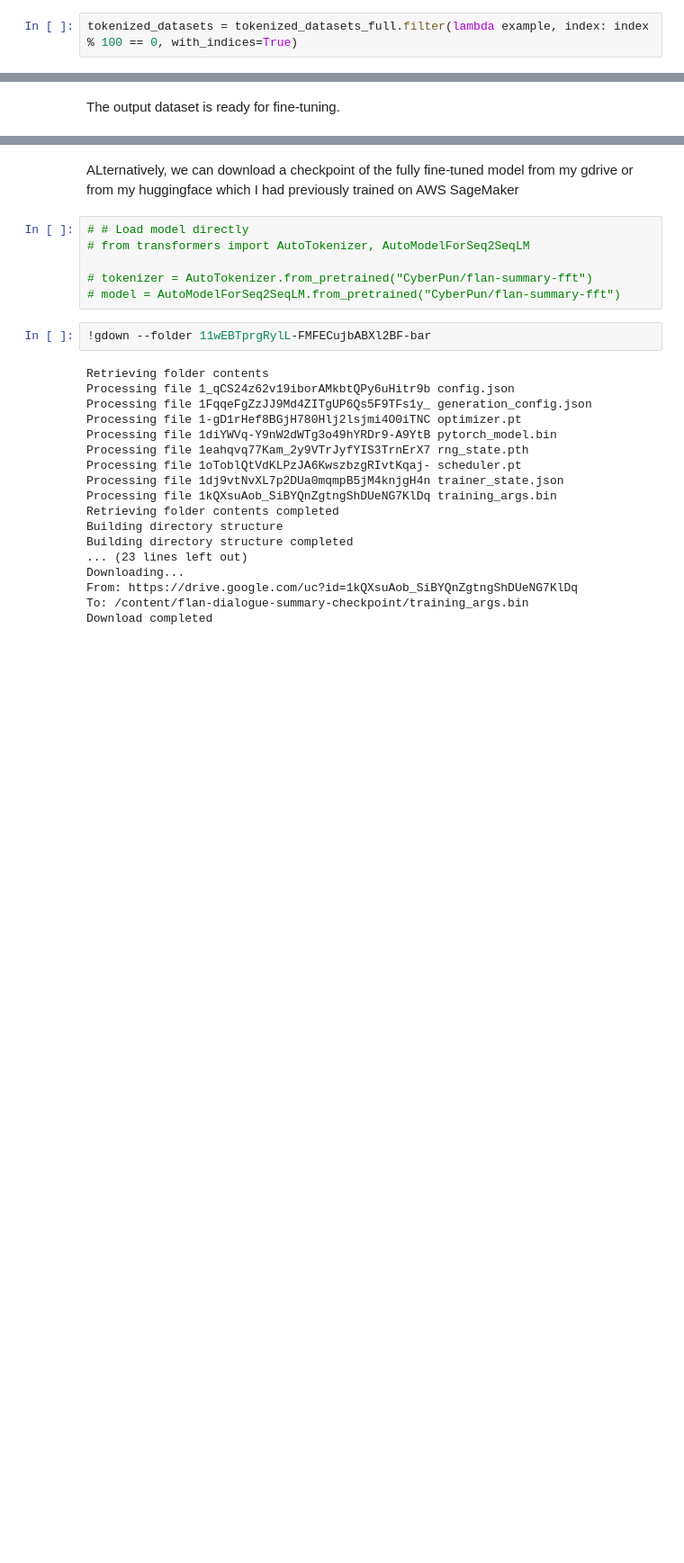
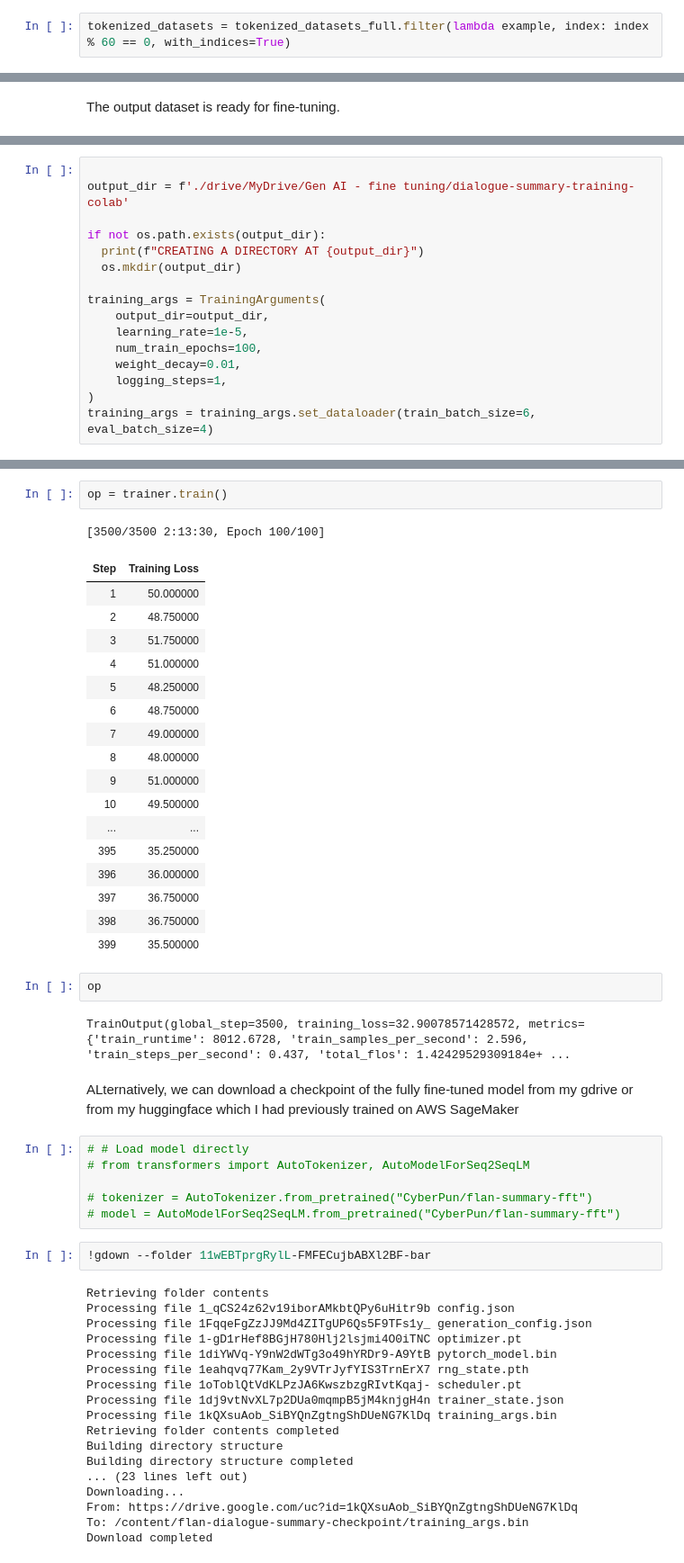
Before and after one commit to Taha0229/GenAI_with_LLM, a Jupyter notebook: Fine_Tuning_LLM_part_2.ipynb, the cells around one changed output, grey strips where cells are left out. Shown at 90% size. Cells and saved outputs as stored; diff of their text form; blank space fills up the shorter version.

```diff
--- a/Fine_Tuning_LLM_part_2.ipynb
+++ b/Fine_Tuning_LLM_part_2.ipynb
@@ -231,7 +236,7 @@ DatasetDict({
 # %% [markdown]
 To save some time and compute, we can subsample the dataset:
 # %%
-tokenized_datasets = tokenized_datasets_full.filter(lambda example, index: index % 100 == 0, with_indices=True)
+tokenized_datasets = tokenized_datasets_full.filter(lambda example, index: index % 60 == 0, with_indices=True)
 # %% [markdown]
 Shapes of all three parts of the filtered dataset:
 # %%
@@ -312,0 +293,16 @@ trainer.train()
+# %%
+
+output_dir = f'./drive/MyDrive/Gen AI - fine tuning/dialogue-summary-training-colab'
+
+if not os.path.exists(output_dir):
+  print(f"CREATING A DIRECTORY AT {output_dir}")
+  os.mkdir(output_dir)
+
+training_args = TrainingArguments(
+    output_dir=output_dir,
+    learning_rate=1e-5,
+    num_train_epochs=100,
+    weight_decay=0.01,
+    logging_steps=1,
+)
+training_args = training_args.set_dataloader(train_batch_size=6, eval_batch_size=4)
@@ -313,3 +350,28 @@ trainer.train()
+# %%
+op = trainer.train()
+# %% [output]
+[3500/3500 2:13:30, Epoch 100/100]
+| Step | Training Loss |
+| 1 | 50.000000 |
+| 2 | 48.750000 |
+| 3 | 51.750000 |
+| 4 | 51.000000 |
+| 5 | 48.250000 |
+| 6 | 48.750000 |
+| 7 | 49.000000 |
+| 8 | 48.000000 |
+| 9 | 51.000000 |
+| 10 | 49.500000 |
+| ... | ... |
+| 395 | 35.250000 |
+| 396 | 36.000000 |
+| 397 | 36.750000 |
+| 398 | 36.750000 |
+| 399 | 35.500000 |
+# %%
+op
+# %% [output]
+TrainOutput(global_step=3500, training_loss=32.90078571428572, metrics={'train_runtime': 8012.6728, 'train_samples_per_second': 2.596, 'train_steps_per_second': 0.437, 'total_flos': 1.42429529309184e+ ...
 # %% [markdown]
 ALternatively, we can download a checkpoint of the fully fine-tuned model from my gdrive or from my huggingface which I had previously trained on AWS SageMaker
 # %%
```
Also changed, not shown: parts of 19 cells of this notebook.
